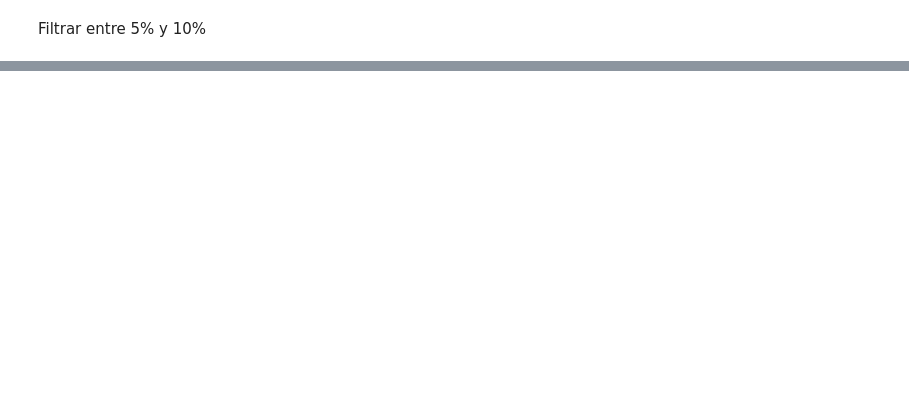
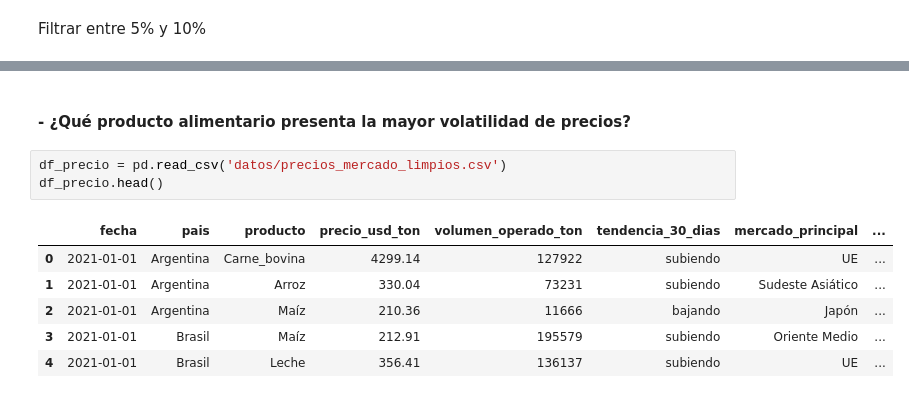
Before and after one commit to ccp0897/Agricultura-y-Ganader-a-Global, a Jupyter notebook: conclusiones.ipynb, the cells around one changed output, grey strips where cells are left out. Saved outputs shown, nothing was run; the diff lists cells and outputs as text; blank space fills up the shorter version.

```diff
--- a/conclusiones.ipynb
+++ b/conclusiones.ipynb
@@ -126,0 +364,12 @@ Ambos países se sitúan en el límite inferior del rango objetivo. Representan
+# %% [markdown]
+#### - ¿Qué producto alimentario presenta la mayor volatilidad de precios?
+# %%
+df_precio = pd.read_csv('datos/precios_mercado_limpios.csv')
+df_precio.head()
+# %% [output]
+|  | fecha | pais | producto | precio_usd_ton | volumen_operado_ton | tendencia_30_dias | mercado_principal | ... |
+| 0 | 2021-01-01 | Argentina | Carne_bovina | 4299.14 | 127922 | subiendo | UE | ... |
+| 1 | 2021-01-01 | Argentina | Arroz | 330.04 | 73231 | subiendo | Sudeste Asiático | ... |
+| 2 | 2021-01-01 | Argentina | Maíz | 210.36 | 11666 | bajando | Japón | ... |
+| 3 | 2021-01-01 | Brasil | Maíz | 212.91 | 195579 | subiendo | Oriente Medio | ... |
+| 4 | 2021-01-01 | Brasil | Leche | 356.41 | 136137 | subiendo | UE | ... |
```
Also changed, not shown: parts of 47 cells of this notebook.
